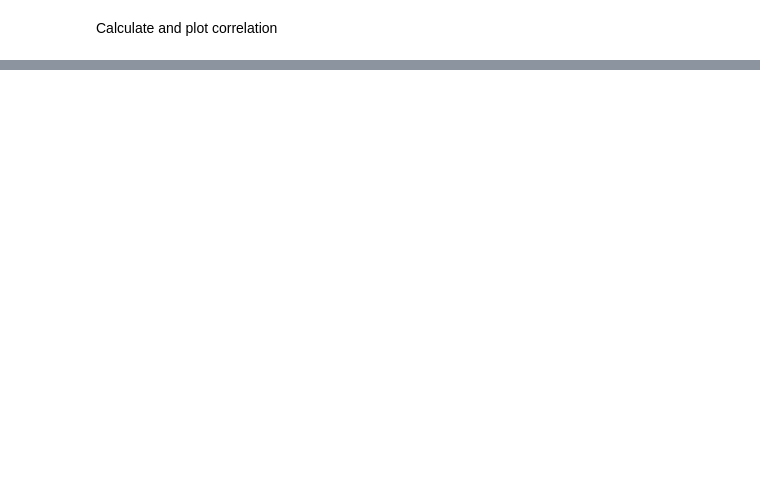
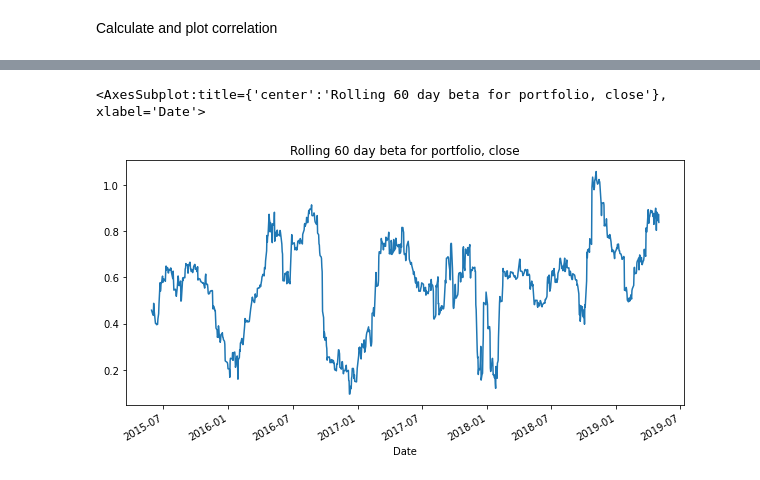
Before and after one commit to Jovan671/Pandas_Unit_04_assignment, a Jupyter notebook: main.ipynb, the cells around one changed output, grey strips where cells are left out. Cells and saved outputs as stored; diff of their text form; code cells hidden in the pictures; blank space fills up the shorter version.

```diff
--- a/main.ipynb
+++ b/main.ipynb
@@ -404,0 +611,8 @@ sns.heatmap(combined_newfile_3, vmin=-1, vmax=1, annot=True)
+# %%
+    # calculate 60 day rolling beta
+
+rolling_beta = rolling_covariance / rolling_variance
+rolling_beta.plot(figsize=(10,5), title = "Rolling 60 day beta for portfolio, close")
+# %% [output]
+<AxesSubplot:title={'center':'Rolling 60 day beta for portfolio, close'}, xlabel='Date'>
+[figure, added]
```
Also changed, not shown: parts of 34 cells of this notebook.
